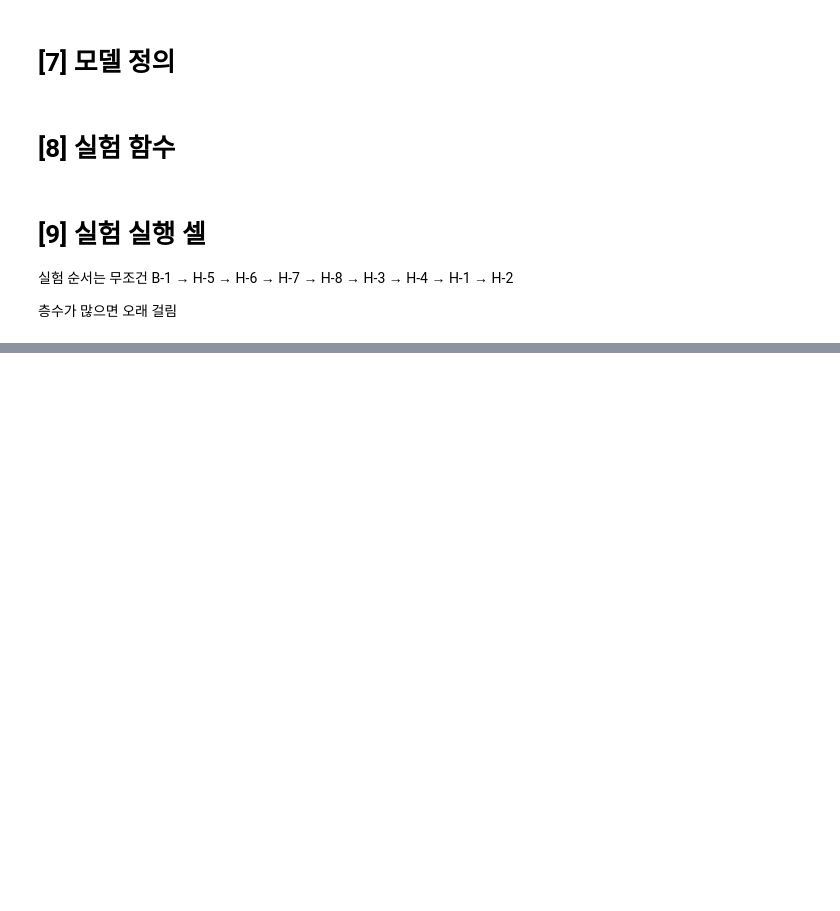
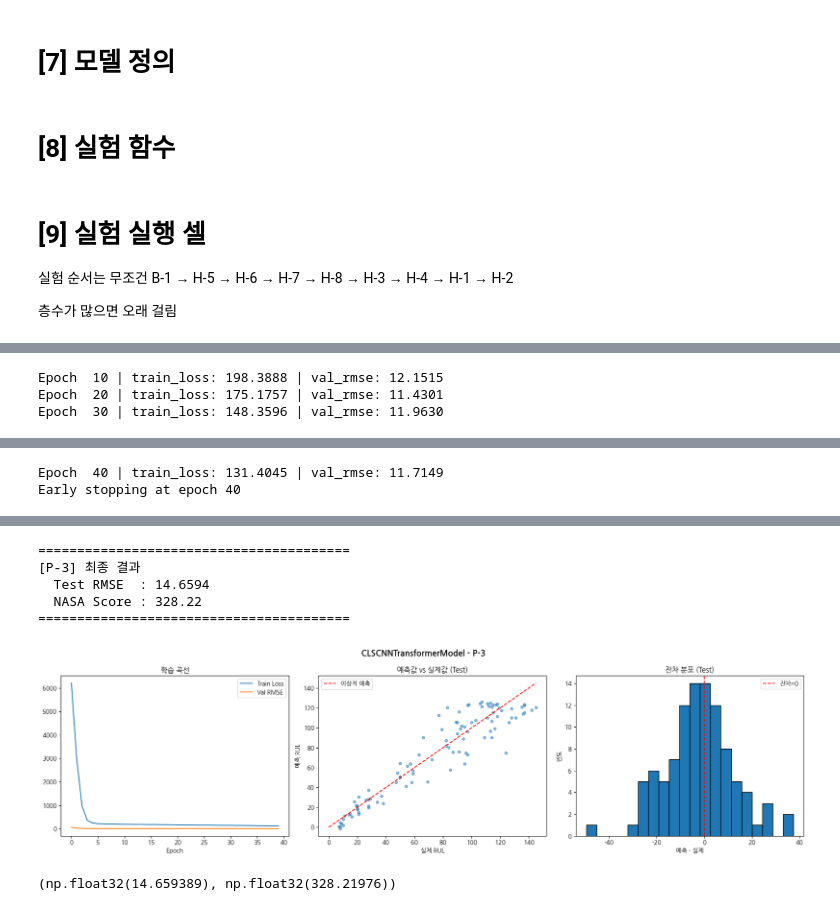
Before and after one commit to dlalswns0211/sparta_project_4_team16, a Jupyter notebook: YJ/COLAB_DL_FD001_CNNTransformer.ipynb, the cells around one changed output, grey strips where cells are left out. Saved outputs shown, nothing was run; the diff lists cells and outputs as text; code cells hidden in the pictures; blank space fills up the shorter version.

```diff
--- a/YJ/COLAB_DL_FD001_CNNTransformer.ipynb
+++ b/YJ/COLAB_DL_FD001_CNNTransformer.ipynb
@@ -354,0 +462,36 @@ def run_experiment_transformer(exp_name, model_class, hidden_size=64, num_layers
+# %%
+# P-3: CLS Token
+# 시퀀스 앞에 학습 가능한 토큰을 추가하고 해당 토큰의 출력으로 예측
+# BERT에서 제안된 방식으로, 전체 시퀀스 정보를 하나로 요약하는 역할
+
+class CLSCNNTransformerModel(nn.Module):
+    def __init__(self, input_size=14, d_model=64, nhead=4, num_layers=2, dropout=0.2):
+        super().__init__()
+        self.cnn = nn.Sequential(
+            nn.Conv1d(input_size, d_model, kernel_size=3, padding=1),
+            nn.ReLU(),
+            nn.Conv1d(d_model, d_model, kernel_size=3, padding=1),
+            nn.ReLU()
+        )
+        self.cls_token = nn.Parameter(torch.randn(1, 1, d_model))
+
+        encoder_layer = nn.TransformerEncoderLayer(d_model=d_model, nhead=nhead, dropout=dropout, batch_first=True)
+        self.transformer = nn.TransformerEncoder(encoder_layer, num_layers=num_layers)
+        self.dropout = nn.Dropout(dropout)
+        self.fc = nn.Linear(d_model, 1)
+
+    def forward(self, x):
+        x = x.permute(0, 2, 1)
+        x = self.cnn(x)
+        x = x.permute(0, 2, 1)
+        cls = self.cls_token.expand(x.size(0), -1, -1)
+        x = torch.cat([cls, x], dim=1)
+        x = self.transformer(x)
+        x = self.dropout(x[:, 0, :])
+        return self.fc(x).squeeze(1)
+
+run_experiment_transformer("P-3", CLSCNNTransformerModel, hidden_size=64, num_layers=2, dropout=0.2, nhead=4)
+# %% [output]
+Epoch  10 | train_loss: 198.3888 | val_rmse: 12.1515
+Epoch  20 | train_loss: 175.1757 | val_rmse: 11.4301
+Epoch  30 | train_loss: 148.3596 | val_rmse: 11.9630
@@ -354,0 +499,2 @@ def run_experiment_transformer(exp_name, model_class, hidden_size=64, num_layers
+Epoch  40 | train_loss: 131.4045 | val_rmse: 11.7149
+Early stopping at epoch 40
@@ -354,0 +502,7 @@ def run_experiment_transformer(exp_name, model_class, hidden_size=64, num_layers
+========================================
+[P-3] 최종 결과
+  Test RMSE  : 14.6594
+  NASA Score : 328.22
+========================================
+[figure, added]
+(np.float32(14.659389), np.float32(328.21976))
```
Also changed, not shown: parts of 12 cells of this notebook.
